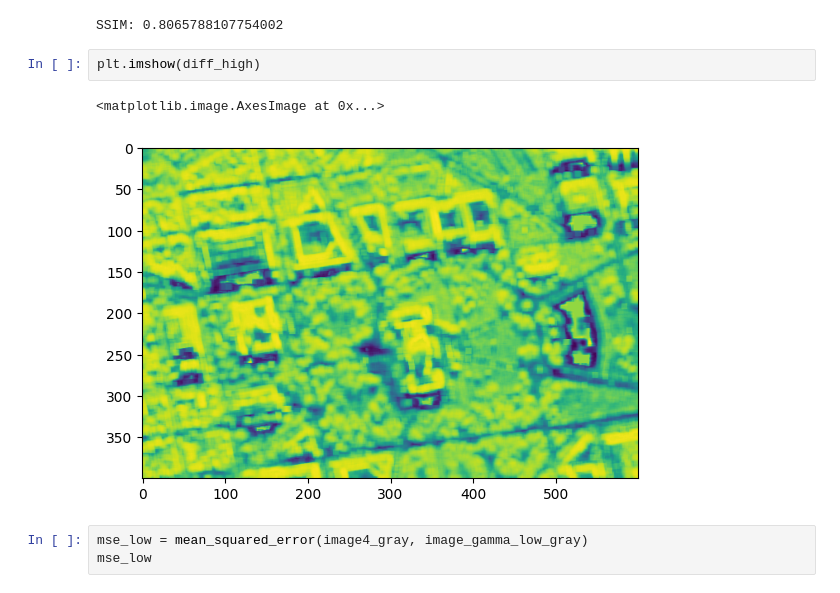
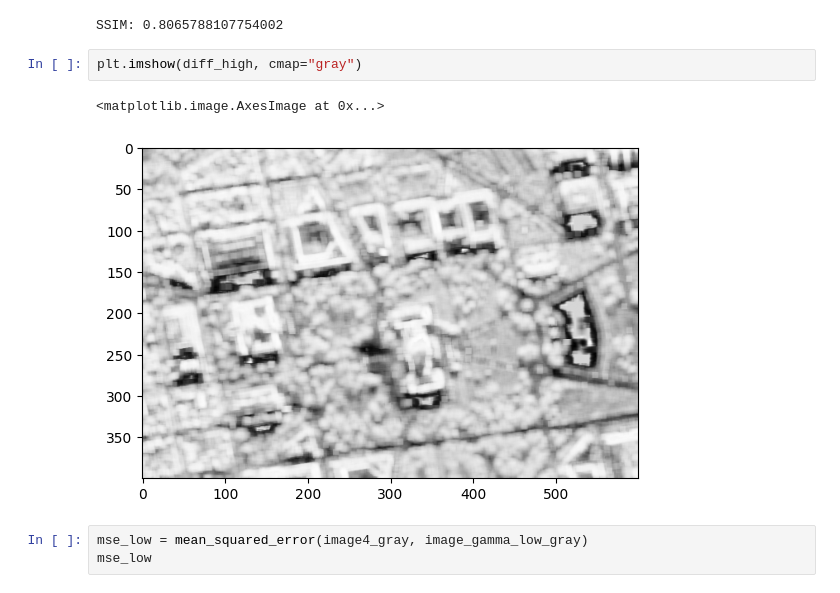
Before and after one commit to nyta-anytay/practic1, a Jupyter notebook: practic_1.ipynb, the cells around one changed output. Cells and saved outputs as stored; diff of their text form.

```diff
--- a/practic_1.ipynb
+++ b/practic_1.ipynb
@@ -89,10 +90,10 @@ print("SSIM: {}".format(ssim_high))
 # %% [output]
 SSIM: 0.8065788107754002
 # %%
-plt.imshow(diff_high)
+plt.imshow(diff_high, cmap="gray")
 # %% [output]
 <matplotlib.image.AxesImage at 0x...>
-[figure, old version]
+[figure, new version]
 # %%
 mse_low = mean_squared_error(image4_gray, image_gamma_low_gray)
 mse_low
```
Also changed, not shown: parts of 1 cell of this notebook.
